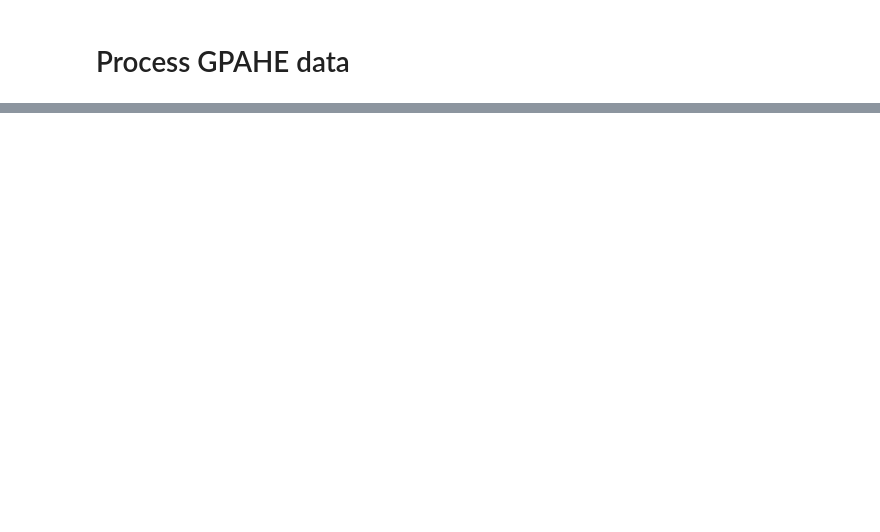
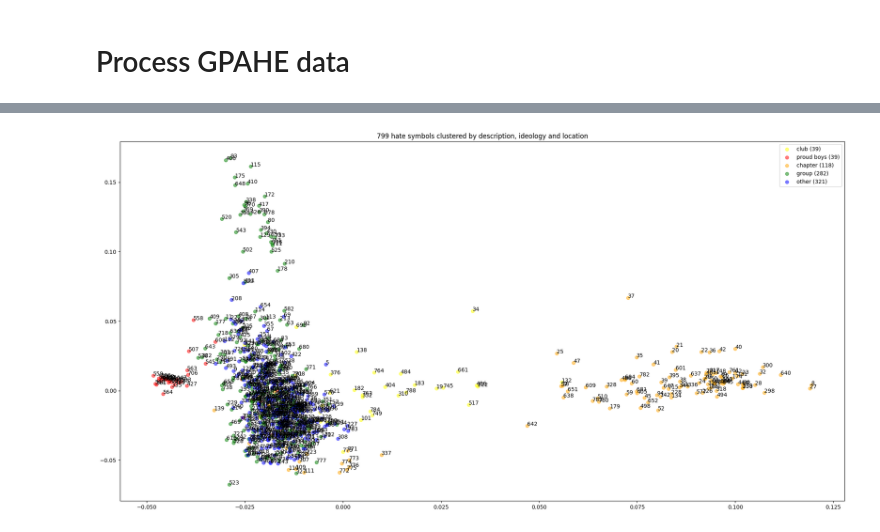
Before and after one commit to EyeofBeholder-NLeSC/notebooks, a Jupyter notebook: gpahe_process.ipynb, the cells around one changed output, grey strips where cells are left out. Saved outputs shown, nothing was run; the diff lists cells and outputs as text; code cells hidden in the pictures; blank space fills up the shorter version.

Commit message:
added cluster sizes to legend

```diff
--- a/gpahe_process.ipynb
+++ b/gpahe_process.ipynb
@@ -14,0 +25,9 @@ data_df = pd.read_json(DATA_FILE).T
+# %%
+def get_text_data(data_df):
+    texts = []
+    for _, row in data_df.iterrows():
+        description = row["Description"]
+        ideology = "# Ideology is " + regex.sub(",", " # Ideology is", row["Ideology"])
+        location = "# Location is " + regex.sub(",", " # Location is", row["Location"])
+        texts.append(" ".join(word_tokenize(" ".join([description, ideology, location]))))
+    return texts
@@ -14,0 +66,35 @@ data_df = pd.read_json(DATA_FILE).T
+# %%
+red_token = "proud boys"
+orange_token = "chapter"
+yellow_token = "club"
+green_token = "group"
+other_color = "blue"
+labels = { "yellow": yellow_token, "red": red_token, "orange": orange_token, "green": green_token, other_color: "other" }
+
+def split_data_by_content(x, y, texts, labels):
+    split_data = { other_color: [[], []], "green": [[], []], "orange": [[], []], "red": [[], []], "yellow": [[], []] }
+    for i in range(0, len(x)):
+        if regex.search(red_token, texts[i], regex.IGNORECASE):
+            split_data["red"][0].append(x[i])
+            split_data["red"][1].append(y[i])
+        elif regex.search(orange_token, texts[i], regex.IGNORECASE):
+            split_data["orange"][0].append(x[i])
+            split_data["orange"][1].append(y[i])
+        elif regex.search(yellow_token, texts[i], regex.IGNORECASE):
+            split_data["yellow"][0].append(x[i])
+            split_data["yellow"][1].append(y[i])
+        elif regex.search(green_token, texts[i], regex.IGNORECASE):
+            split_data["green"][0].append(x[i])
+            split_data["green"][1].append(y[i])
+        else:
+            split_data[other_color][0].append(x[i])
+            split_data[other_color][1].append(y[i])
+    for color in labels:
+        labels[color] += f" ({len(split_data[color][0])})"
+    return split_data, labels
+# %%
+texts = get_text_data(data_df)
+vectorized_data = vectorize_text_data(texts)
+visualize(texts, vectorized_data, labels.copy(), dimension_1=1, dimension_2=3)
+# %% [output]
+[figure, new version]
```
Also changed, not shown: parts of 27 cells of this notebook.
